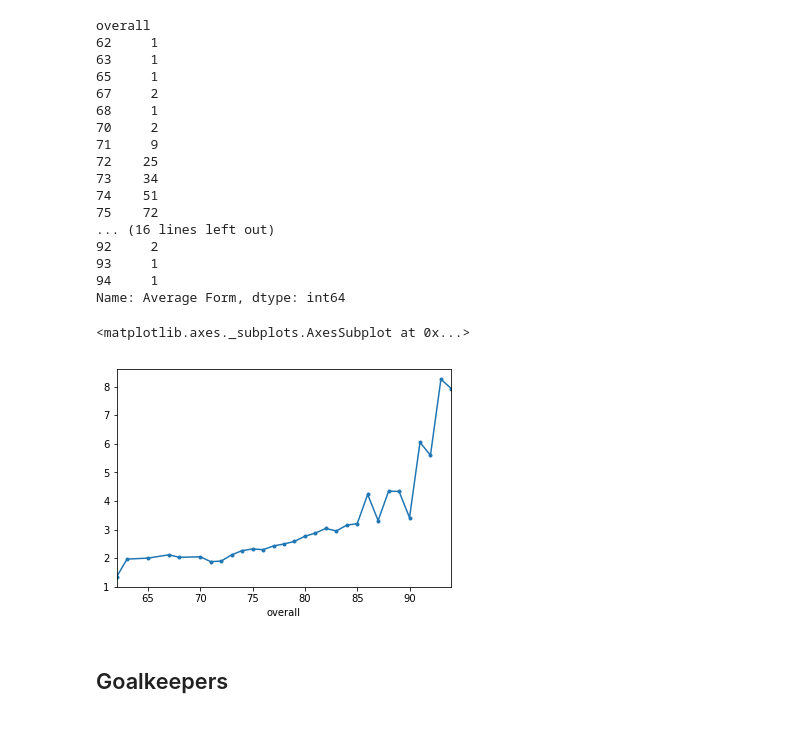
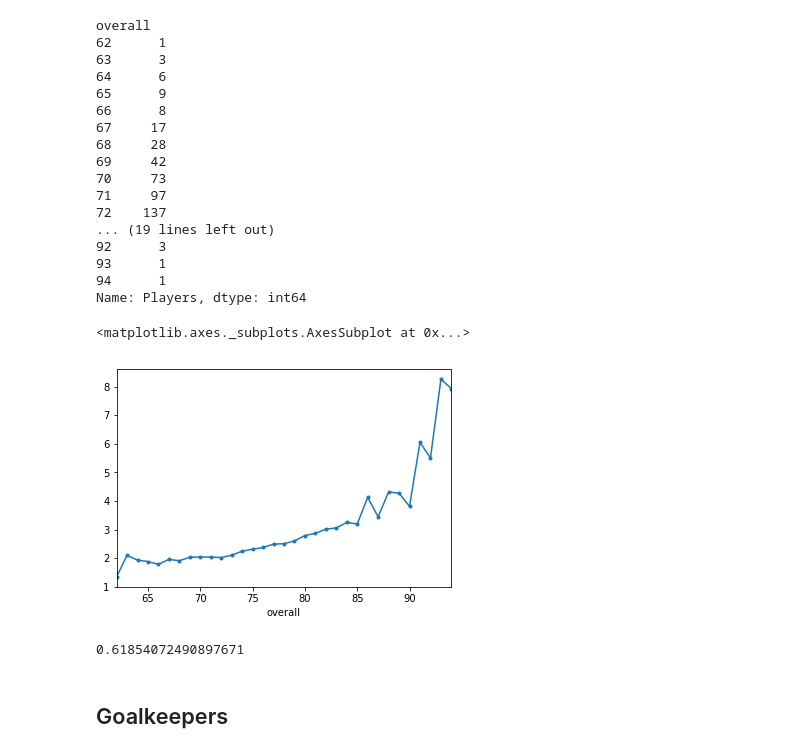
Before and after one commit to markkennedy3/Fifa-vs-Real-Life, a Jupyter notebook: notebooks/analysis/500_RQ1_Analysis.ipynb, the cells around one changed output. Cells and saved outputs as stored; diff of their text form; code cells hidden in the pictures.

```diff
--- a/notebooks/analysis/500_RQ1_Analysis.ipynb
+++ b/notebooks/analysis/500_RQ1_Analysis.ipynb
@@ -10,6 +12,4 @@ from sklearn.linear_model import LinearRegression
 RQ1 = pd.read_csv('../../data/analysis/RQ1.csv')
 # %%
 RQ1 = RQ1.drop(RQ1.columns[[0]], axis=1)
-# %%
-RQ1 = RQ1.rename(columns={"17/18":"17/18 Form", "17/18.1":"17/18 Apps"})
 # %%
@@ -24,29 +36,33 @@ RQ1.head()
 # %%
-RQ1.groupby(['overall']).count()['Average Form']
+RQ1.groupby(['overall']).count()['Players']
 # %% [output]
 overall
-62     1
-63     1
-65     1
-67     2
-68     1
-70     2
-71     9
-72    25
-73    34
-74    51
-75    72
-... (16 lines left out)
-92     2
-93     1
-94     1
-Name: Average Form, dtype: int64
+62      1
+63      3
+64      6
+65      9
+66      8
+67     17
+68     28
+69     42
+70     73
+71     97
+72    137
+... (19 lines left out)
+92      3
+93      1
+94      1
+Name: Players, dtype: int64
 # %%
-o = RQ1.groupby(['overall']).mean()['Average Form']
+o = RQ1.groupby(['overall']).mean()['Previous Average Form']
 o.plot(style='.-')
 # %% [output]
 <matplotlib.axes._subplots.AxesSubplot at 0x...>
-[figure, old version]
+[figure, new version]
+# %%
+RQ1['Previous Average Form'].corr(RQ1['overall'])
+# %% [output]
+0.61854072490897671
 # %% [markdown]
 ## Goalkeepers
 # %%
```
Also changed, not shown: parts of 107 cells of this notebook.
